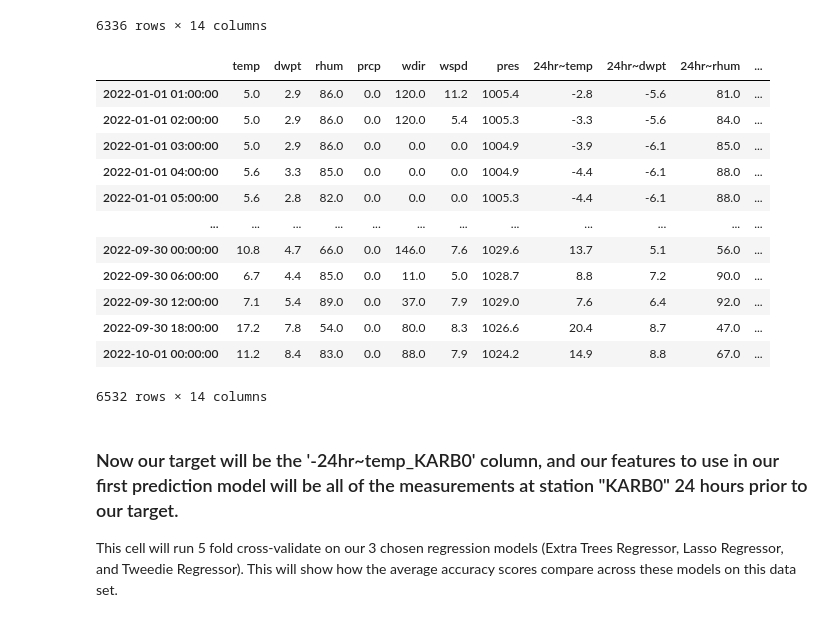
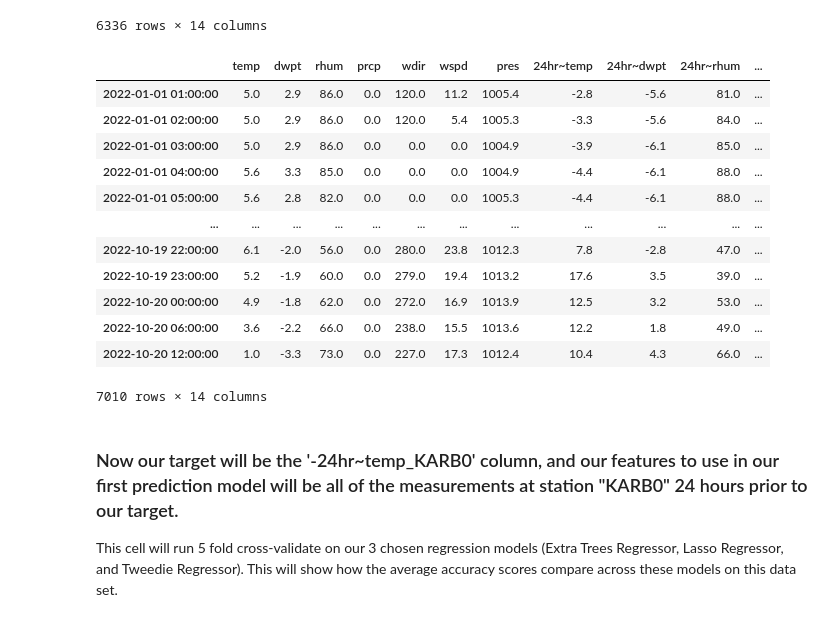
Before and after one commit to Pkeet99/Weatherman, a Jupyter notebook: supervised_models/aa_only_supervised_model.ipynb, the cells around one changed output. Drawn from its saved outputs; the diff is of its cells as text; code cells hidden in the pictures.

```diff
--- a/supervised_models/aa_only_supervised_model.ipynb
+++ b/supervised_models/aa_only_supervised_model.ipynb
@@ -98,30 +98,30 @@ ann_arbor_df
 # %%
 ROOT_DIR = os.path.realpath(os.path.join(os.getcwd(), '..'))
 aa_pkl_loc = os.path.join(ROOT_DIR, 'data','data','aa_historical.pkl')
 df = pd.read_pickle(aa_pkl_loc)
 df.drop(columns=['snow', 'wpgt','tsun','coco','Year'],inplace=True)
 df = df[df.columns[:7]]
-for col in cols:
+for col in df.columns:
     df[col] = df[col].interpolate(method ='linear', limit_direction ='forward')
     df[f'24hr~{col}'] = df[col].shift(-24)
 df = df[df['24hr~temp'].notna()]
 ann_arbor_df = df[df.index > '2022']
 ann_arbor_df = ann_arbor_df.rename_axis(None, axis = 0)
 ann_arbor_df
 # %% [output]
 |  | temp | dwpt | rhum | prcp | wdir | wspd | pres | 24hr~temp | 24hr~dwpt | 24hr~rhum | ... |
 | 2022-01-01 01:00:00 | 5.0 | 2.9 | 86.0 | 0.0 | 120.0 | 11.2 | 1005.4 | -2.8 | -5.6 | 81.0 | ... |
 | 2022-01-01 02:00:00 | 5.0 | 2.9 | 86.0 | 0.0 | 120.0 | 5.4 | 1005.3 | -3.3 | -5.6 | 84.0 | ... |
 | 2022-01-01 03:00:00 | 5.0 | 2.9 | 86.0 | 0.0 | 0.0 | 0.0 | 1004.9 | -3.9 | -6.1 | 85.0 | ... |
 | 2022-01-01 04:00:00 | 5.6 | 3.3 | 85.0 | 0.0 | 0.0 | 0.0 | 1004.9 | -4.4 | -6.1 | 88.0 | ... |
 | 2022-01-01 05:00:00 | 5.6 | 2.8 | 82.0 | 0.0 | 0.0 | 0.0 | 1005.3 | -4.4 | -6.1 | 88.0 | ... |
 | ... | ... | ... | ... | ... | ... | ... | ... | ... | ... | ... | ... |
-| 2022-09-30 00:00:00 | 10.8 | 4.7 | 66.0 | 0.0 | 146.0 | 7.6 | 1029.6 | 13.7 | 5.1 | 56.0 | ... |
-| 2022-09-30 06:00:00 | 6.7 | 4.4 | 85.0 | 0.0 | 11.0 | 5.0 | 1028.7 | 8.8 | 7.2 | 90.0 | ... |
-| 2022-09-30 12:00:00 | 7.1 | 5.4 | 89.0 | 0.0 | 37.0 | 7.9 | 1029.0 | 7.6 | 6.4 | 92.0 | ... |
-| 2022-09-30 18:00:00 | 17.2 | 7.8 | 54.0 | 0.0 | 80.0 | 8.3 | 1026.6 | 20.4 | 8.7 | 47.0 | ... |
-| 2022-10-01 00:00:00 | 11.2 | 8.4 | 83.0 | 0.0 | 88.0 | 7.9 | 1024.2 | 14.9 | 8.8 | 67.0 | ... |
+| 2022-10-19 22:00:00 | 6.1 | -2.0 | 56.0 | 0.0 | 280.0 | 23.8 | 1012.3 | 7.8 | -2.8 | 47.0 | ... |
+| 2022-10-19 23:00:00 | 5.2 | -1.9 | 60.0 | 0.0 | 279.0 | 19.4 | 1013.2 | 17.6 | 3.5 | 39.0 | ... |
+| 2022-10-20 00:00:00 | 4.9 | -1.8 | 62.0 | 0.0 | 272.0 | 16.9 | 1013.9 | 12.5 | 3.2 | 53.0 | ... |
+| 2022-10-20 06:00:00 | 3.6 | -2.2 | 66.0 | 0.0 | 238.0 | 15.5 | 1013.6 | 12.2 | 1.8 | 49.0 | ... |
+| 2022-10-20 12:00:00 | 1.0 | -3.3 | 73.0 | 0.0 | 227.0 | 17.3 | 1012.4 | 10.4 | 4.3 | 66.0 | ... |
-6532 rows × 14 columns
+7010 rows × 14 columns
 # %% [markdown]
 ### Now our target will be the '-24hr~temp_KARB0' column, and our features to use in our first prediction model will be all of the measurements at station "KARB0" 24 hours prior to our target.
 This cell will run 5 fold cross-validate on our 3 chosen regression models (Extra Trees Regressor, Lasso Regressor, and Tweedie Regressor). This will show how the average accuracy scores compare across these models on this data set.
```
Also changed, not shown: parts of 12 cells of this notebook, 3 other files.
